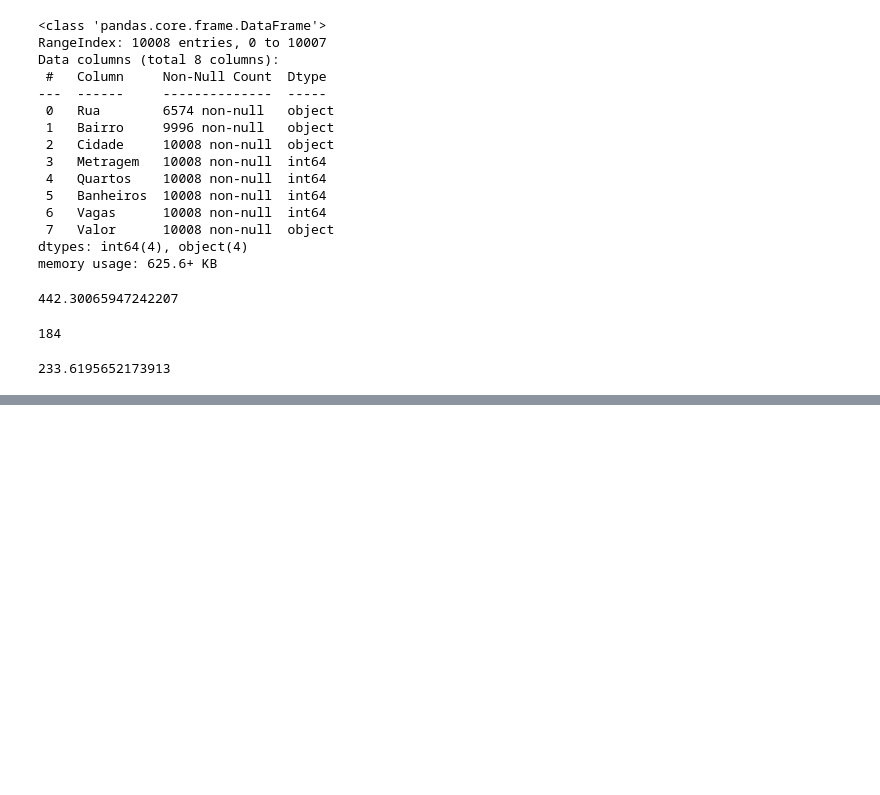
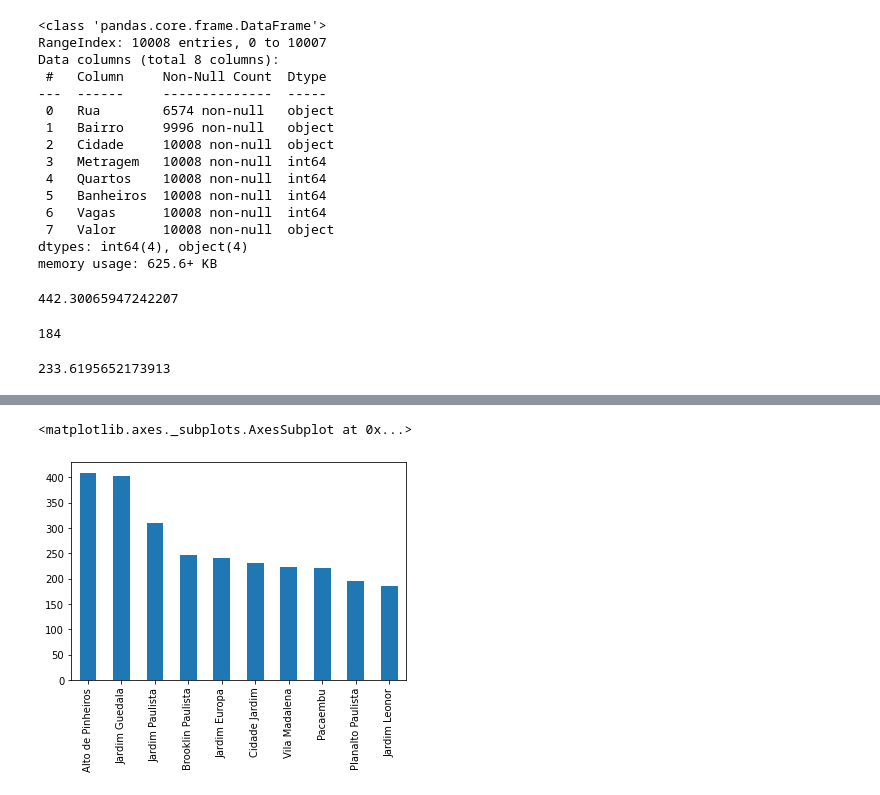
Before and after one commit to rodrigoyujisato/alura-data-science-maio-2022, a Jupyter notebook: aula-01.ipynb, the cells around one changed output, grey strips where cells are left out. Drawn from its saved outputs; the diff is of its cells as text; code cells hidden in the pictures; blank space fills up the shorter version.

```diff
--- a/aula-01.ipynb
+++ b/aula-01.ipynb
@@ -64,0 +80,6 @@ imoveis_vila_mariana["Metragem"].mean()
+# %%
+n_imoveis_bairro = data["Bairro"].value_counts()
+n_imoveis_bairro.head(10).plot.bar()
+# %% [output]
+<matplotlib.axes._subplots.AxesSubplot at 0x...>
+[figure, added]
```
Also changed, not shown: parts of 2 cells of this notebook.
